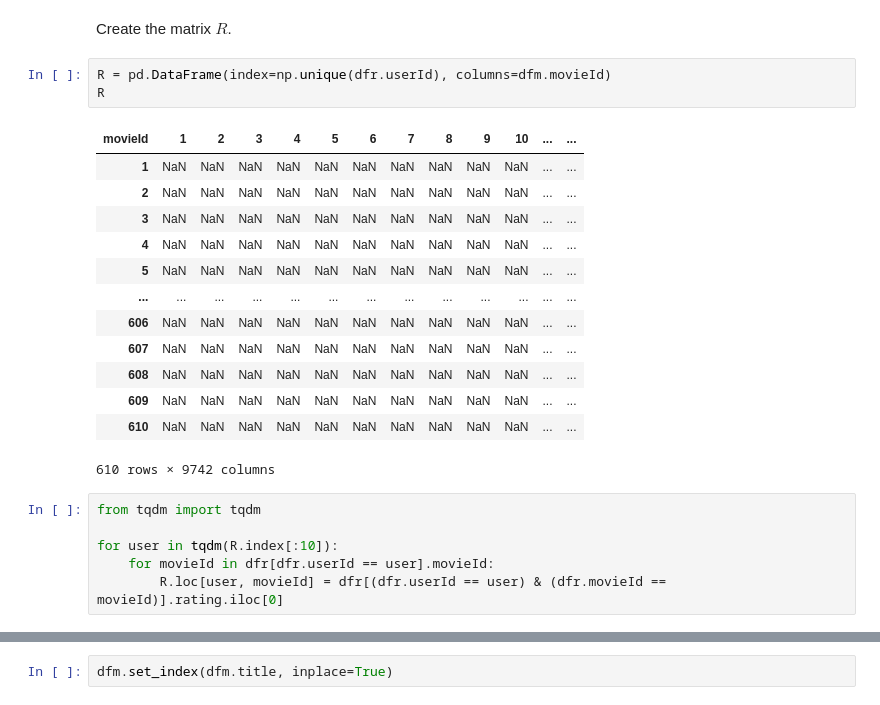
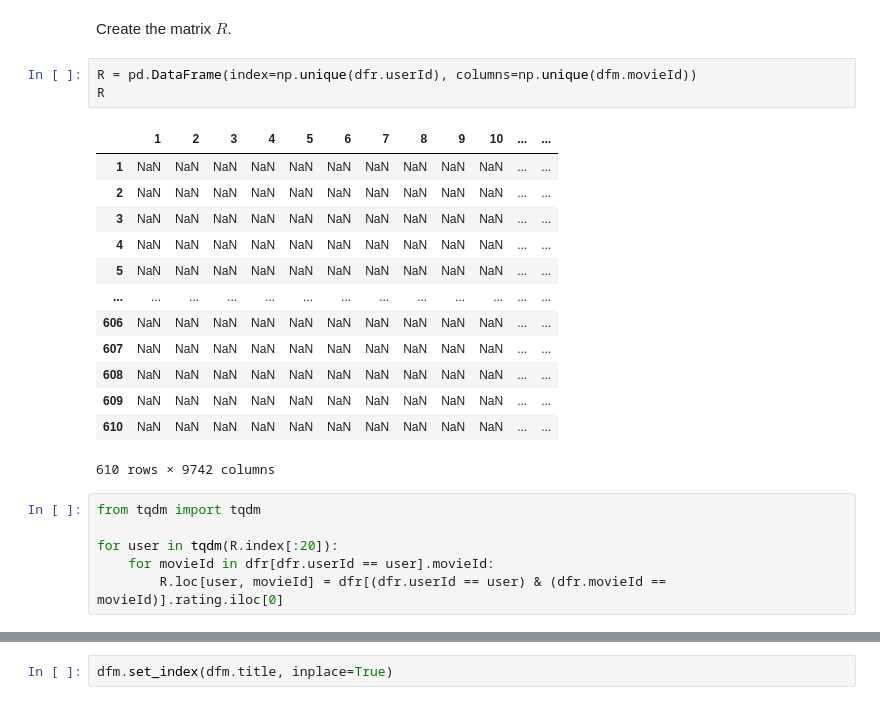
Before and after one commit to CogitoNTNU/CatMatch, a Jupyter notebook: movie_dataset.ipynb, the cells around one changed output, grey strips where cells are left out. Drawn from its saved outputs; the diff is of its cells as text.

```diff
--- a/movie_dataset.ipynb
+++ b/movie_dataset.ipynb
@@ -298,10 +296,10 @@ NameError: name 'embedding' is not defined
 # %% [markdown]
 Create the matrix $R$.
 # %%
-R = pd.DataFrame(index=np.unique(dfr.userId), columns=dfm.movieId)
+R = pd.DataFrame(index=np.unique(dfr.userId), columns=np.unique(dfm.movieId))
 R
 # %% [output]
-| movieId | 1 | 2 | 3 | 4 | 5 | 6 | 7 | 8 | 9 | 10 | ... | ... |
+|  | 1 | 2 | 3 | 4 | 5 | 6 | 7 | 8 | 9 | 10 | ... | ... |
 | 1 | NaN | NaN | NaN | NaN | NaN | NaN | NaN | NaN | NaN | NaN | ... | ... |
 | 2 | NaN | NaN | NaN | NaN | NaN | NaN | NaN | NaN | NaN | NaN | ... | ... |
 | 3 | NaN | NaN | NaN | NaN | NaN | NaN | NaN | NaN | NaN | NaN | ... | ... |
@@ -317,6 +315,6 @@ R
 # %%
 from tqdm import tqdm
 
-for user in tqdm(R.index[:10]):
+for user in tqdm(R.index[:20]):
     for movieId in dfr[dfr.userId == user].movieId:
         R.loc[user, movieId] = dfr[(dfr.userId == user) & (dfr.movieId == movieId)].rating.iloc[0]
```
Also changed, not shown: parts of 33 cells of this notebook.
